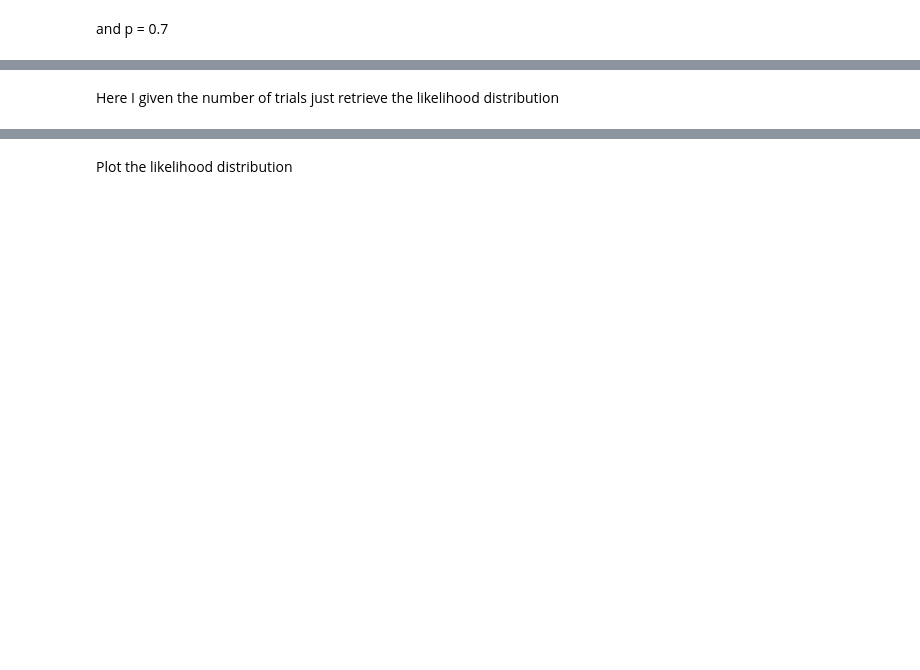
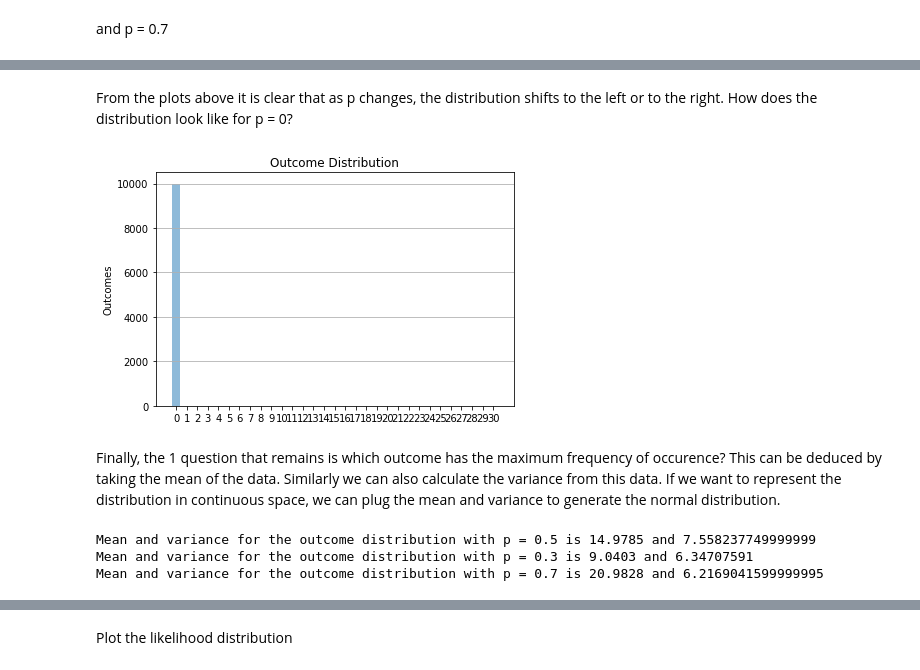
Before and after one commit to dpai/LeraningWorkspace, a Jupyter notebook: Statistics/montecarlosim.ipynb, the cells around one changed output, grey strips where cells are left out. Drawn from its saved outputs; the diff is of its cells as text; code cells hidden in the pictures; blank space fills up the shorter version.

```diff
--- a/Statistics/montecarlosim.ipynb
+++ b/Statistics/montecarlosim.ipynb
@@ -128,2 +128,17 @@ plotdistribution(np.sum(joint_thirty_2_flip, axis=1, dtype=np.int64), np.arange(
-# %% [markdown]
-Here I given the number of trials just retrieve the likelihood distribution
+# %% [markdown]
+From the plots above it is clear that as p changes, the distribution shifts to the left or to the right. How does the distribution look like for p = 0?
+# %%
+joint_thirty_3_flip = coin_flip_sets(num_coin_flips=30, p = 0, nSamples=10000)
+plotdistribution(np.sum(joint_thirty_3_flip, axis=1, dtype=np.int64), np.arange(31))
+# %% [output]
+[figure, added]
+# %% [markdown]
+Finally, the 1 question that remains is which outcome has the maximum frequency of occurence? This can be deduced by taking the mean of the data. Similarly we can also calculate the variance from this data. If we want to represent the distribution in continuous space, we can plug the mean and variance to generate the normal distribution.
+# %%
+print(f"Mean and variance for the outcome distribution with p = 0.5 is {np.mean(np.sum(joint_thirty_flip, axis=1, dtype=np.int64))} and {np.var(np.sum(joint_thirty_flip, axis=1, dtype=np.int64))}")
+print(f"Mean and variance for the outcome distribution with p = 0.3 is {np.mean(np.sum(joint_thirty_1_flip, axis=1, dtype=np.int64))} and {np.var(np.sum(joint_thirty_1_flip, axis=1, dtype=np.int64))}")
+print(f"Mean and variance for the outcome distribution with p = 0.7 is {np.mean(np.sum(joint_thirty_2_flip, axis=1, dtype=np.int64))} and {np.var(np.sum(joint_thirty_2_flip, axis=1, dtype=np.int64))}")
+# %% [output]
+Mean and variance for the outcome distribution with p = 0.5 is 14.9785 and 7.558237749999999
+Mean and variance for the outcome distribution with p = 0.3 is 9.0403 and 6.34707591
+Mean and variance for the outcome distribution with p = 0.7 is 20.9828 and 6.2169041599999995
```
Also changed, not shown: parts of 17 cells of this notebook.
